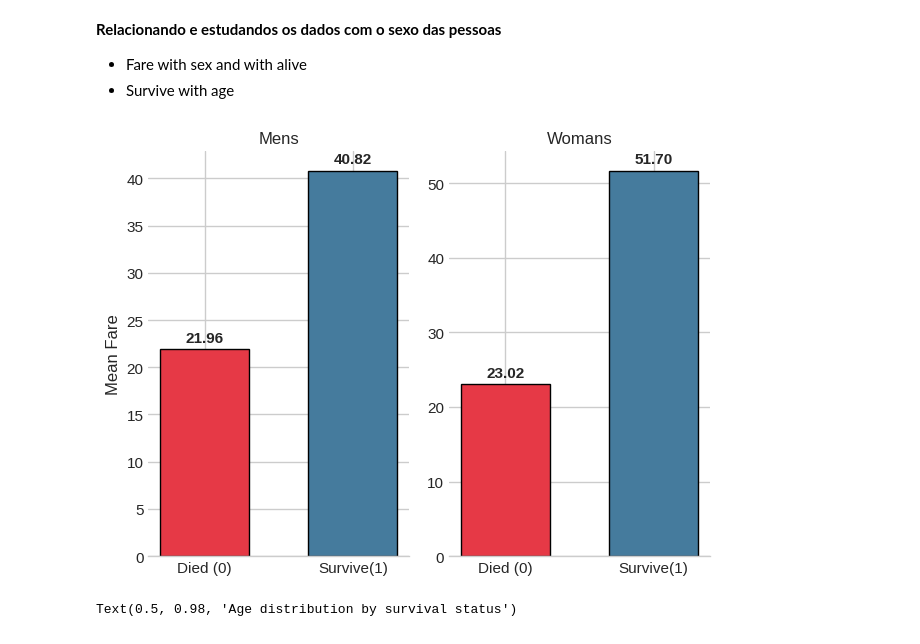
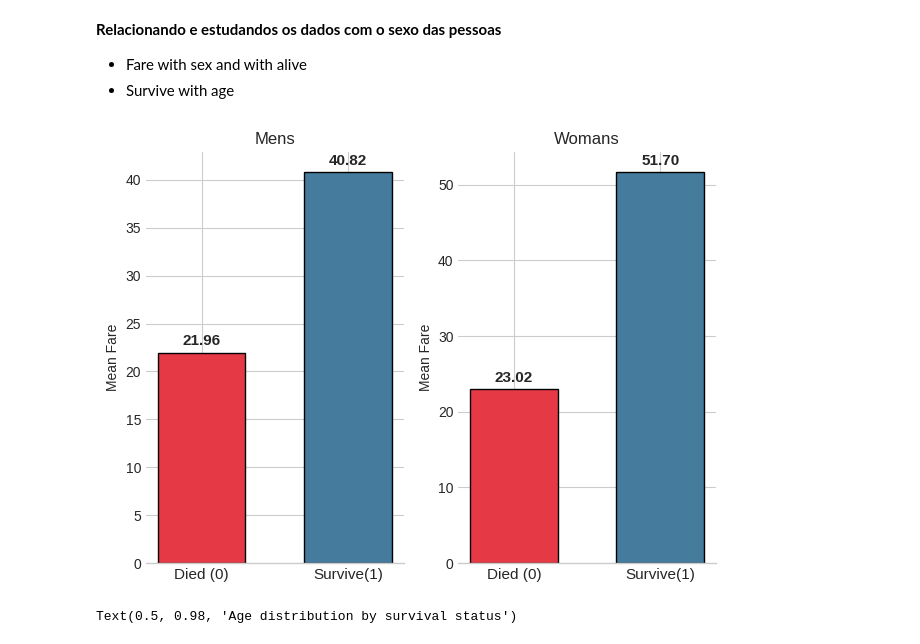
Before and after one commit to GuilhermeHigino05/DataScience-Learnings, a Jupyter notebook: USPcouse/Aula06/aula.ipynb, the cells around one changed output. Cells and saved outputs as stored; diff of their text form; code cells hidden in the pictures.

```diff
--- a/USPcouse/Aula06/aula.ipynb
+++ b/USPcouse/Aula06/aula.ipynb
@@ -213,27 +213,27 @@ Name: 258, dtype: object
 # %%
 #Fare with sex and with alive
 #0 =='male' and 1 'female'
 fareBySex = df.groupby(['sex', 'survived'])['fare'].mean()
-fareBySex
 
 plt.style.use('seaborn-v0_8-whitegrid')
 
 fig, axs = plt.subplots(1, 2, layout='tight')
 axs[0].set_title('Mens')
 axs[0].bar(['Died (0)', 'Survive(1)'], fareBySex[0].values, color=['#e63946', '#457b9d'], edgecolor='black', width=0.6)
 axs[0].set_ylabel('Mean Fare')
 
 axs[1].set_title('Womans')
 axs[1].bar(['Died (0)', 'Survive(1)'], fareBySex[1].values, color=['#e63946', '#457b9d'], edgecolor='black', width=0.6)
+axs[1].set_ylabel('Mean Fare')
 
 for ax in axs:
     ax.tick_params(axis='x', rotation=0, labelsize=11)
     for container in ax.containers:
         ax.bar_label(container, fmt='%.2f', padding=3, fontsize=11, fontweight='bold')
 
 sns.despine(left=True)
 # %% [output]
-[figure, old version]
+[figure, new version]
 # %%
 #Survive with age
 sns.set_theme(style='whitegrid')
```
Also changed, not shown: parts of 5 cells of this notebook, 2 other files.
